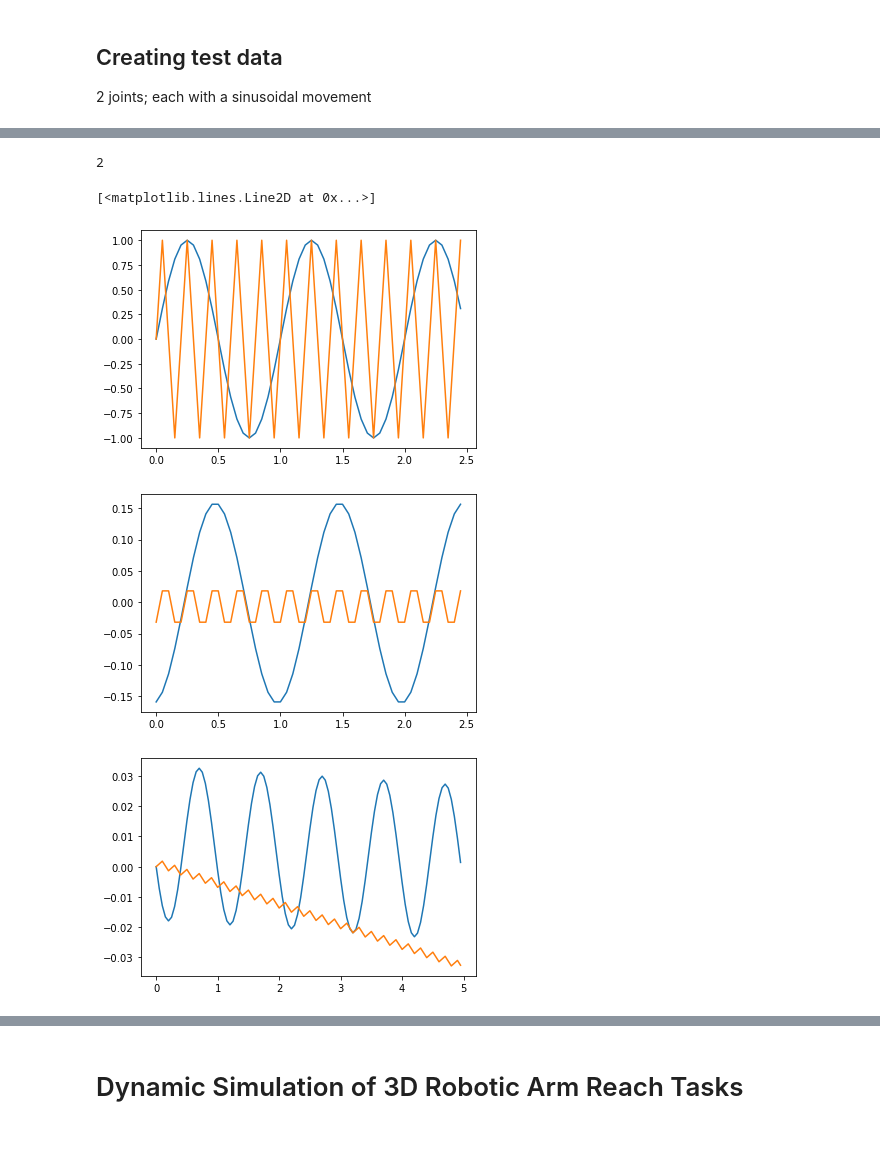
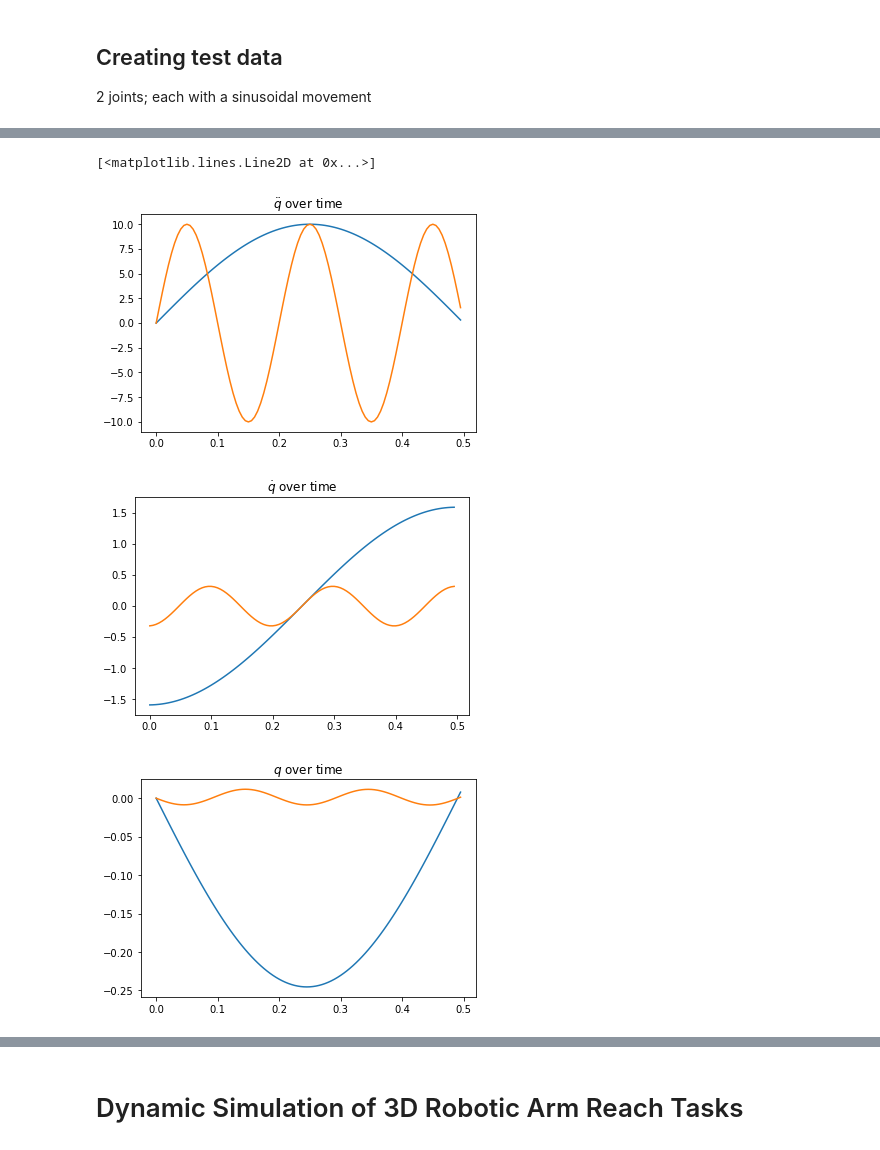
Before and after one commit to pranshumalik14/intuitive-arm-reach, a Jupyter notebook: notebooks/dmp_pdff_kinematic_sim_demo.ipynb, the cells around one changed output, grey strips where cells are left out. Cells and saved outputs as stored; diff of their text form; code cells hidden in the pictures.

```diff
--- a/notebooks/dmp_pdff_kinematic_sim_demo.ipynb
+++ b/notebooks/dmp_pdff_kinematic_sim_demo.ipynb
@@ -102,21 +102,18 @@ def get_traj(qdotdot, robot_arm, dt = 0.05, init_condit = [None, None]):
 omega = 1
 multi_factor = 5 # each joint rotates 5 times faster
 n_time_steps = 1001
-dt = 0.05
+dt = 0.005
 time_steps = dt * np.arange(n_time_steps)
 
 n_dims = 2
 qdotdot = np.zeros((n_time_steps, n_dims))
 
 # This is the first joint (base joint)
-qdotdot[:,0] = np.sin(2*np.pi*omega*time_steps)
+qdotdot[:,0] = (10)*np.sin(2*np.pi*omega*time_steps)
 
 # This is the second joint
-qdotdot[:,1] = np.sin(2*np.pi*multi_factor*omega*time_steps)
-
-plt.plot(time_steps[:10], qdotdot[:10,0])
-plt.plot(time_steps[:10], qdotdot[:10,1])
+qdotdot[:,1] = (10)*np.sin(2*np.pi*multi_factor*omega*time_steps)
 
 q0 = [0, 0]
-qdot0 = [-1/(2*np.pi*omega), -1/(2*np.pi*multi_factor*omega)]
+qdot0 = [-10/(2*np.pi*omega), -10/(2*np.pi*multi_factor*omega)]
 init_condit = [q0, qdot0]
@@ -125,22 +120,25 @@ init_condit = [q0, qdot0]
 # %%
-robot_arm = RobotArm2D() # by default takes two joints
+robot_arm = RobotArm2D(n_dims = n_dims) # by default takes two joints
 
-time_steps, q, qdot, qdotdot = get_traj( qdotdot, robot_arm, init_condit = [ q0, qdot0 ])
-pts_to_trace = 50
+time_steps, q, qdot, qdotdot = get_traj( qdotdot, robot_arm, init_condit = [ q0, qdot0 ], dt = dt)
+pts_to_trace = 100
 
+plt.figure()
+plt.title('$\ddot{q}$ over time')
 plt.plot(time_steps[:pts_to_trace], qdotdot[:pts_to_trace, 0])
 plt.plot(time_steps[:pts_to_trace], qdotdot[:pts_to_trace, 1])
 
 plt.figure()
+plt.title('$\dot{q}$ over time')
 plt.plot(time_steps[:pts_to_trace], qdot[:pts_to_trace, 0])
 plt.plot(time_steps[:pts_to_trace], qdot[:pts_to_trace, 1])
 
 plt.figure()
-plt.plot(time_steps[:100], q[:100, 0])
-plt.plot(time_steps[:100], q[:100, 1])
+plt.title('$q$ over time')
+plt.plot(time_steps[:pts_to_trace], q[:pts_to_trace, 0])
+plt.plot(time_steps[:pts_to_trace], q[:pts_to_trace, 1])
 # %% [output]
-2
+[<matplotlib.lines.Line2D at 0x...>]
-[<matplotlib.lines.Line2D at 0x...>]
-[figure, old version]
+[figure, new version]
-[figure, old version]
+[figure, new version]
-[figure, old version]
+[figure, new version]
```
Also changed, not shown: parts of 7 cells of this notebook.
